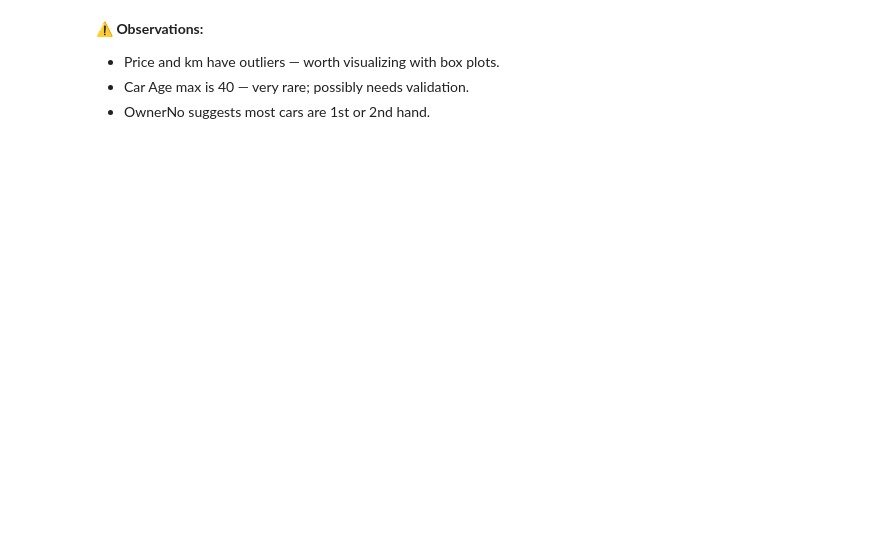
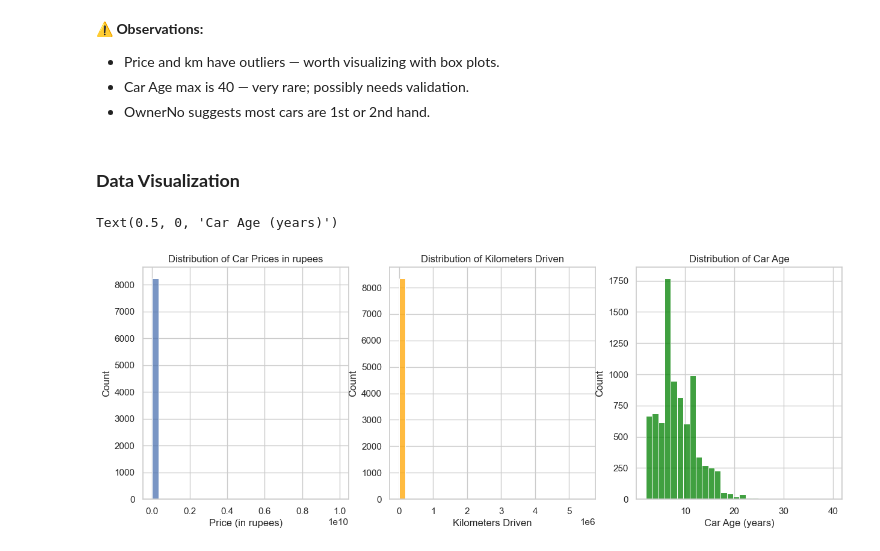
Before and after one commit to duggalvivekmr/car-dheko-used-car-price-prediction, a Jupyter notebook: notebooks/eda.ipynb, the cells around one changed output. Saved outputs shown, nothing was run; the diff lists cells and outputs as text; code cells hidden in the pictures; blank space fills up the shorter version.

```diff
--- a/notebooks/eda.ipynb
+++ b/notebooks/eda.ipynb
@@ -250,3 +320,30 @@ ownerNo        8369.0  1.360139e+00  6.419585e-01       0.0       1.0       1.0
 - Price and km have outliers — worth visualizing with box plots.
 - Car Age max is 40 — very rare; possibly needs validation.
 - OwnerNo suggests most cars are 1st or 2nd hand.
+# %% [markdown]
+### **Data Visualization**
+# %%
+import matplotlib.pyplot as plt
+import seaborn as sns
+# Visualize distributions of numerical columns 'price' 'car_age' and 'km'
+
+# Set visual style
+sns.set(style="whitegrid")
+
+#Create histogram for 'price', 'car_age', and 'km'
+figure, axes = plt.subplots(1, 3, figsize=(15, 5))
+
+sns.histplot(full_detail_df['price_cleaned'].dropna(), bins=30, ax=axes[0])
+axes[0].set_title('Distribution of Car Prices in rupees')
+axes[0].set_xlabel('Price (in rupees)')
+
+sns.histplot(full_detail_df['km_cleaned'].dropna(), bins=30, ax=axes[1], color='orange')
+axes[1].set_title('Distribution of Kilometers Driven')
+axes[1].set_xlabel('Kilometers Driven')
+
+sns.histplot(full_detail_df['car_age'].dropna(), bins=30, ax=axes[2], color='green')
+axes[2].set_title('Distribution of Car Age')
+axes[2].set_xlabel('Car Age (years)')
+# %% [output]
+Text(0.5, 0, 'Car Age (years)')
+[figure, added]
```
Also changed, not shown: parts of 12 cells of this notebook.
